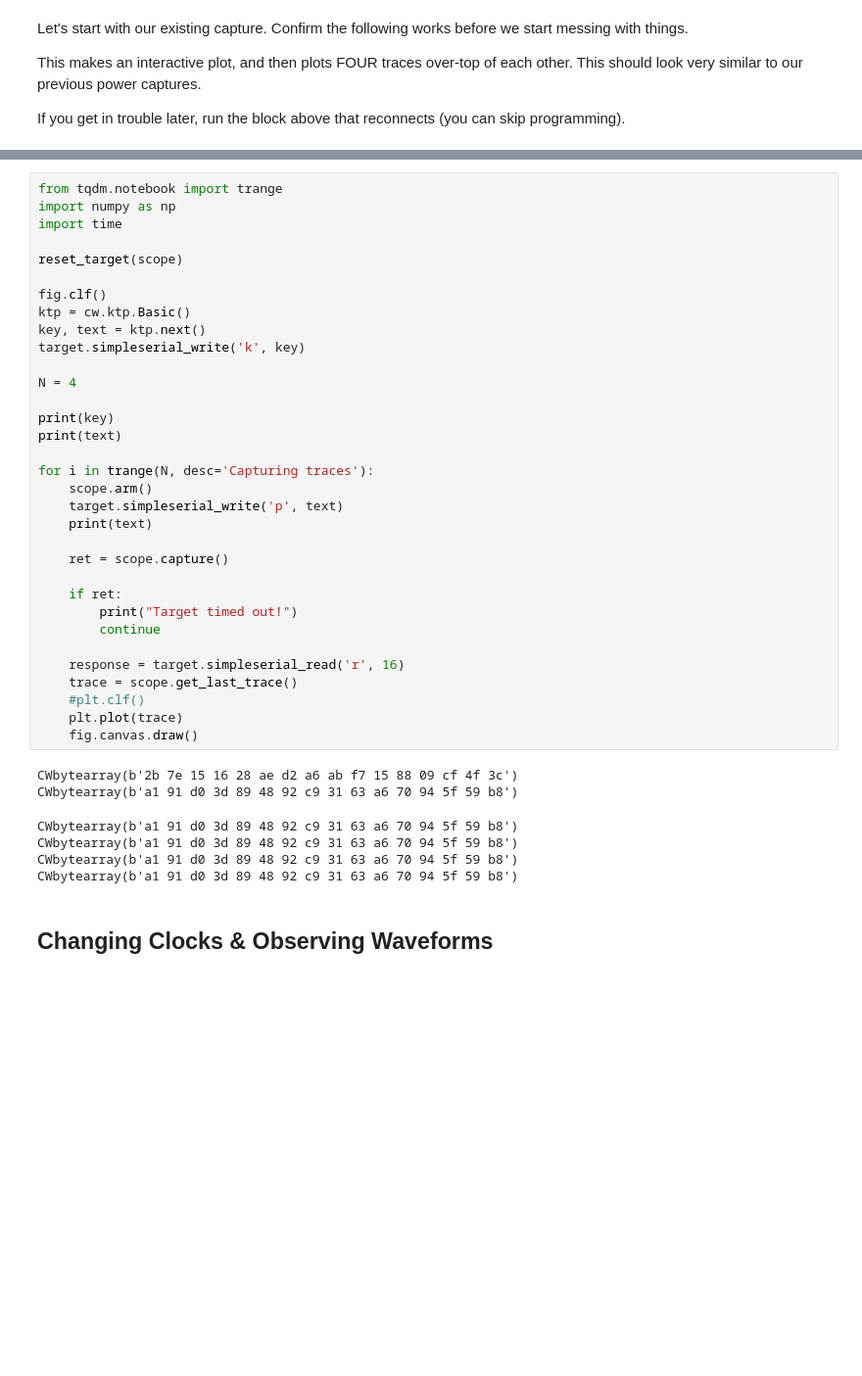
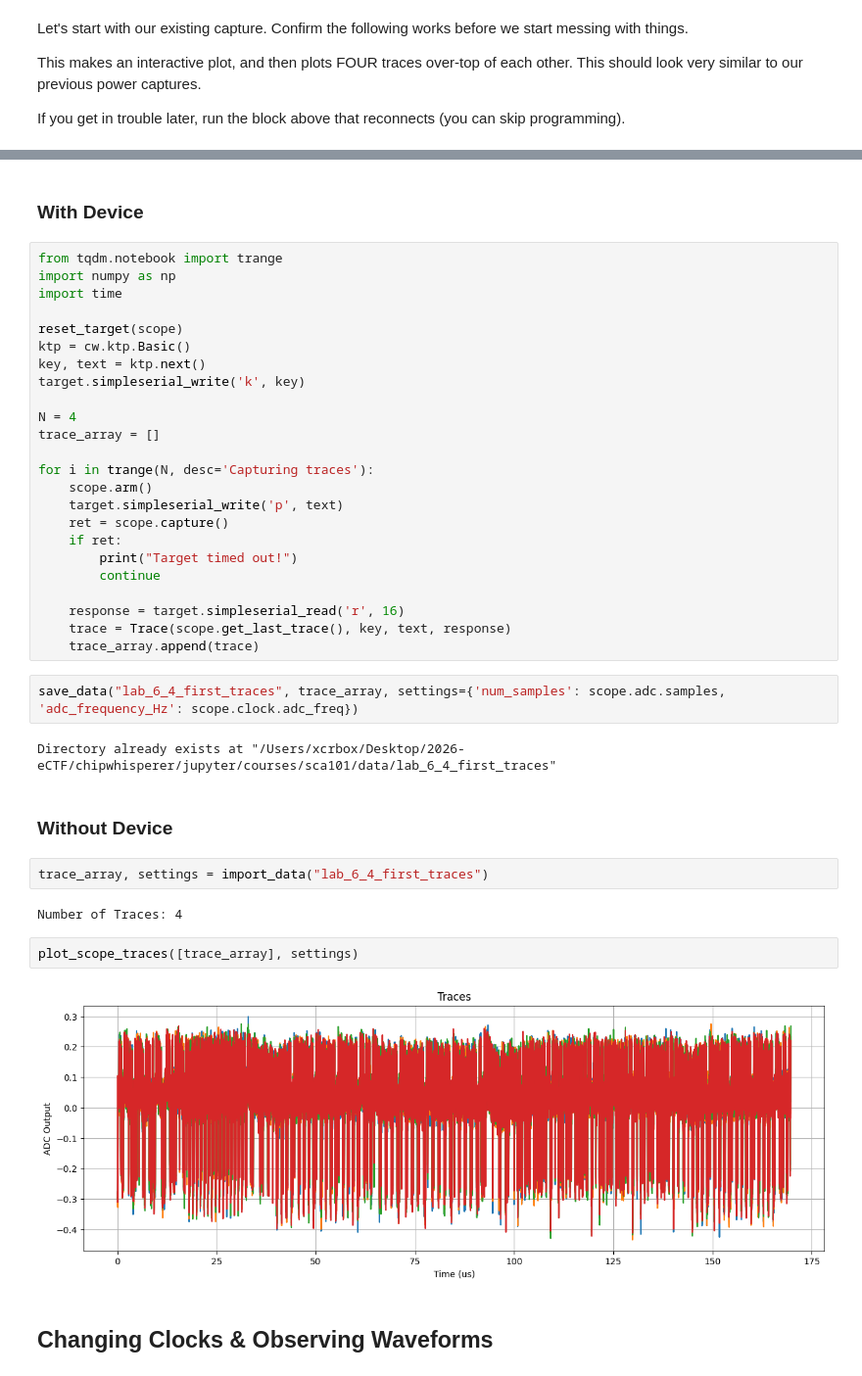
Before and after one commit to MXCR-cpu/chipwhisperer-jupyter-ectf, a Jupyter notebook: courses/sca101/Lab 6_4 - Jittery Triggering on UART.ipynb, the cells around one changed output, grey strips where cells are left out. Shown at 98% size. Drawn from its saved outputs; the diff is of its cells as text; blank space fills up the shorter version.

Commit message:
updated course content

```diff
--- a/courses/sca101/Lab 6_4 - Jittery Triggering on UART.ipynb
+++ b/courses/sca101/Lab 6_4 - Jittery Triggering on UART.ipynb
@@ -117,43 +121,43 @@ fig = plt.figure()
+# %% [markdown]
+### With Device
 # %%
 from tqdm.notebook import trange
 import numpy as np
 import time
 
 reset_target(scope)
-
-fig.clf()
 ktp = cw.ktp.Basic()
 key, text = ktp.next()
 target.simpleserial_write('k', key)
 
 N = 4
-
-print(key)
-print(text)
+trace_array = []
 
 for i in trange(N, desc='Capturing traces'):
     scope.arm()
     target.simpleserial_write('p', text)
-    print(text)
-
     ret = scope.capture()
-
     if ret:
         print("Target timed out!")
         continue
 
     response = target.simpleserial_read('r', 16)
-    trace = scope.get_last_trace()
-    #plt.clf()
-    plt.plot(trace)
-    fig.canvas.draw()
+    trace = Trace(scope.get_last_trace(), key, text, response)
+    trace_array.append(trace)
-# %% [output]
-CWbytearray(b'2b 7e 15 16 28 ae d2 a6 ab f7 15 88 09 cf 4f 3c')
-CWbytearray(b'a1 91 d0 3d 89 48 92 c9 31 63 a6 70 94 5f 59 b8')
-CWbytearray(b'a1 91 d0 3d 89 48 92 c9 31 63 a6 70 94 5f 59 b8')
-CWbytearray(b'a1 91 d0 3d 89 48 92 c9 31 63 a6 70 94 5f 59 b8')
-CWbytearray(b'a1 91 d0 3d 89 48 92 c9 31 63 a6 70 94 5f 59 b8')
-CWbytearray(b'a1 91 d0 3d 89 48 92 c9 31 63 a6 70 94 5f 59 b8')
+# %%
+save_data("lab_6_4_first_traces", trace_array, settings={'num_samples': scope.adc.samples, 'adc_frequency_Hz': scope.clock.adc_freq})
+# %% [output]
+Directory already exists at "/Users/xcrbox/Desktop/2026-eCTF/chipwhisperer/jupyter/courses/sca101/data/lab_6_4_first_traces"
+# %% [markdown]
+### Without Device
+# %%
+trace_array, settings = import_data("lab_6_4_first_traces")
+# %% [output]
+Number of Traces: 4
+# %%
+plot_scope_traces([trace_array], settings)
+# %% [output]
+[figure, added]
 # %% [markdown]
 ## Changing Clocks & Observing Waveforms
 # %% [markdown]
```
Also changed, not shown: parts of 60 cells of this notebook, 1 other file.
